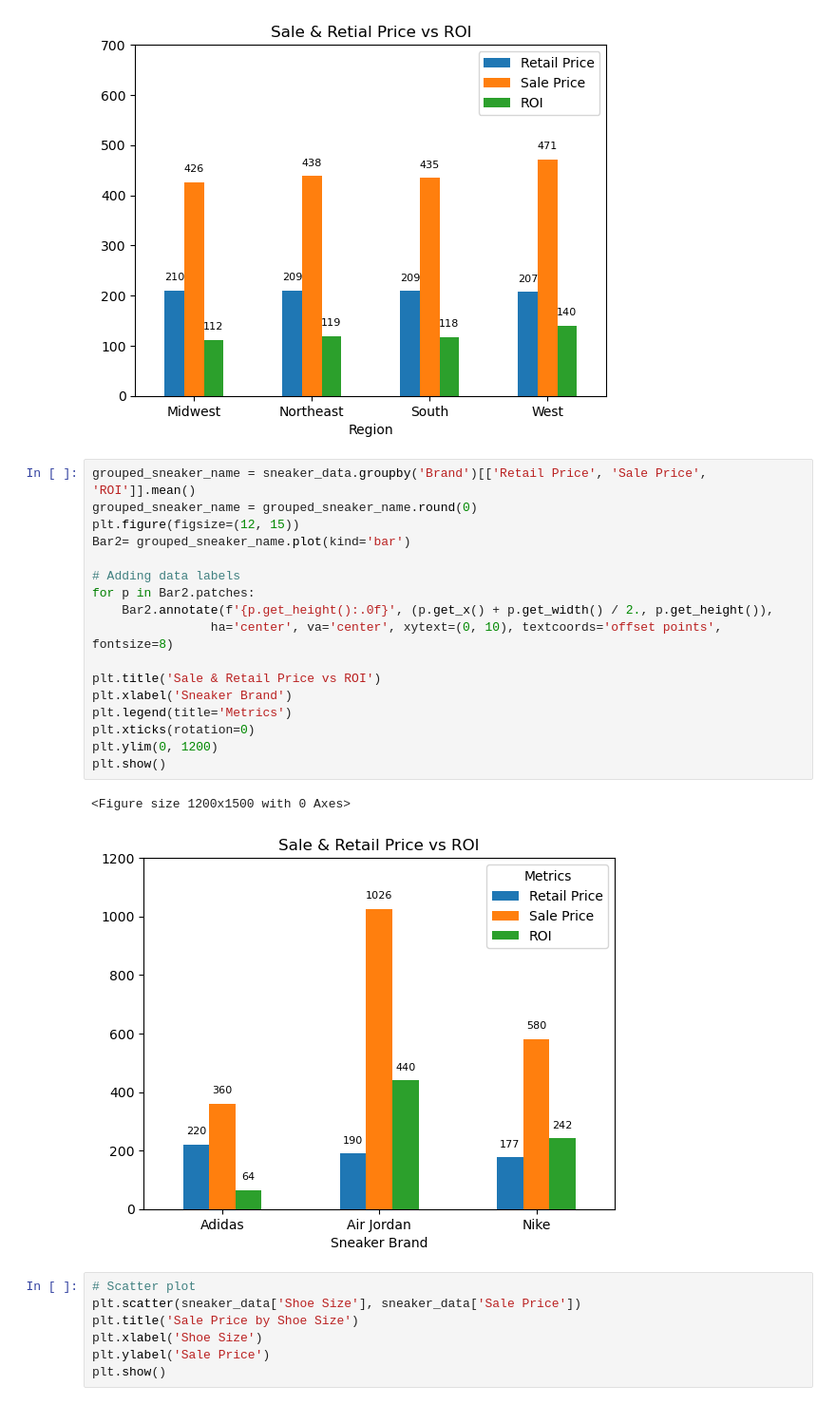
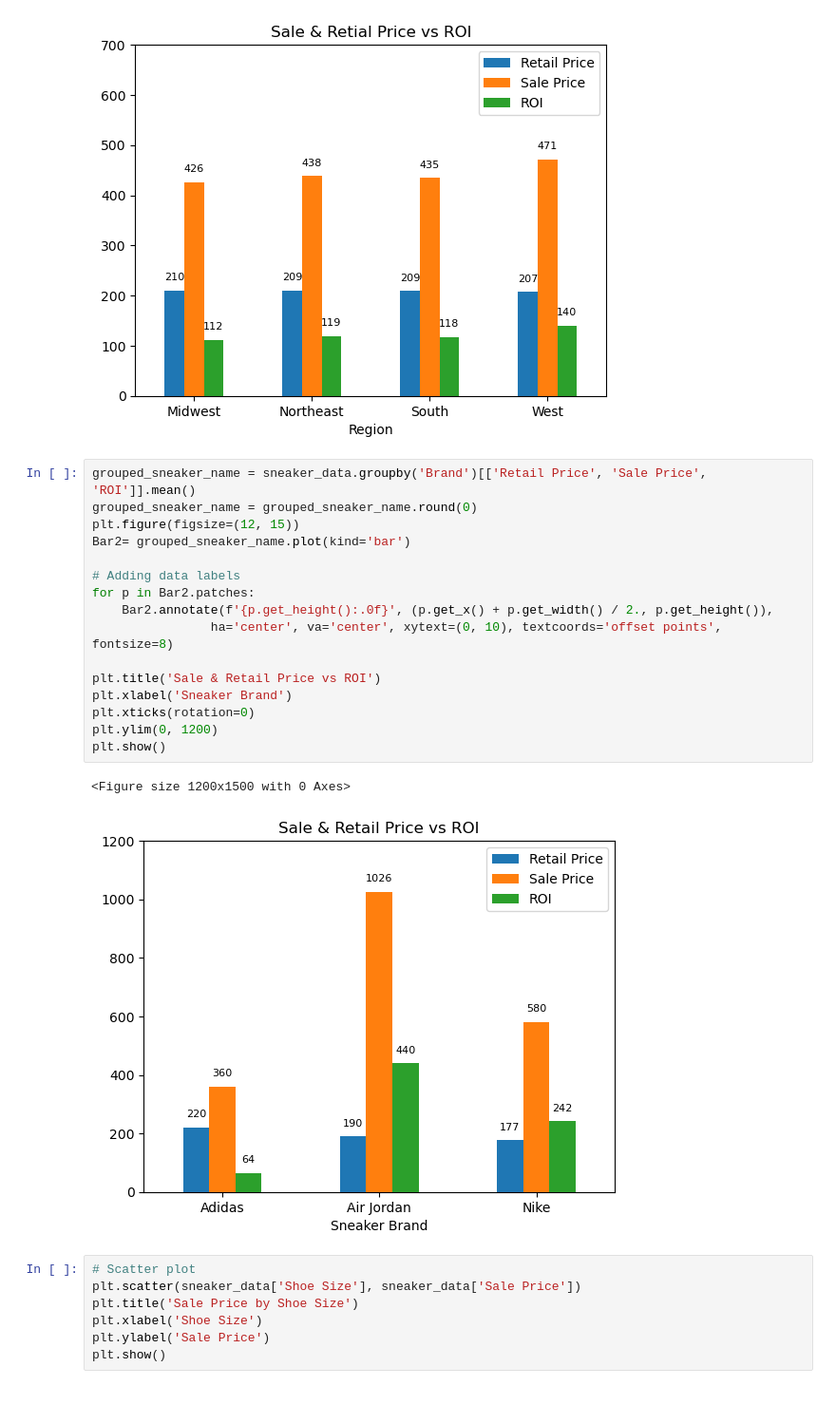
Before and after one commit to melissaa06/SNKRS_R_US, a Jupyter notebook: SneakerPy.ipynb, the cells around one changed output. Shown at 95% size. Drawn from its saved outputs; the diff is of its cells as text.

```diff
--- a/SneakerPy.ipynb
+++ b/SneakerPy.ipynb
@@ -92,23 +92,22 @@ plt.show()
 # %%
 grouped_sneaker_name = sneaker_data.groupby('Brand')[['Retail Price', 'Sale Price', 'ROI']].mean()
 grouped_sneaker_name = grouped_sneaker_name.round(0)
 plt.figure(figsize=(12, 15))
 Bar2= grouped_sneaker_name.plot(kind='bar')
 
 # Adding data labels
 for p in Bar2.patches:
     Bar2.annotate(f'{p.get_height():.0f}', (p.get_x() + p.get_width() / 2., p.get_height()),
                 ha='center', va='center', xytext=(0, 10), textcoords='offset points', fontsize=8)
 
 plt.title('Sale & Retail Price vs ROI')
 plt.xlabel('Sneaker Brand')
-plt.legend(title='Metrics')
 plt.xticks(rotation=0)
 plt.ylim(0, 1200)
 plt.show()
 # %% [output]
 <Figure size 1200x1500 with 0 Axes>
-[figure, old version]
+[figure, new version]
 # %%
 # Scatter plot
 plt.scatter(sneaker_data['Shoe Size'], sneaker_data['Sale Price'])
```
